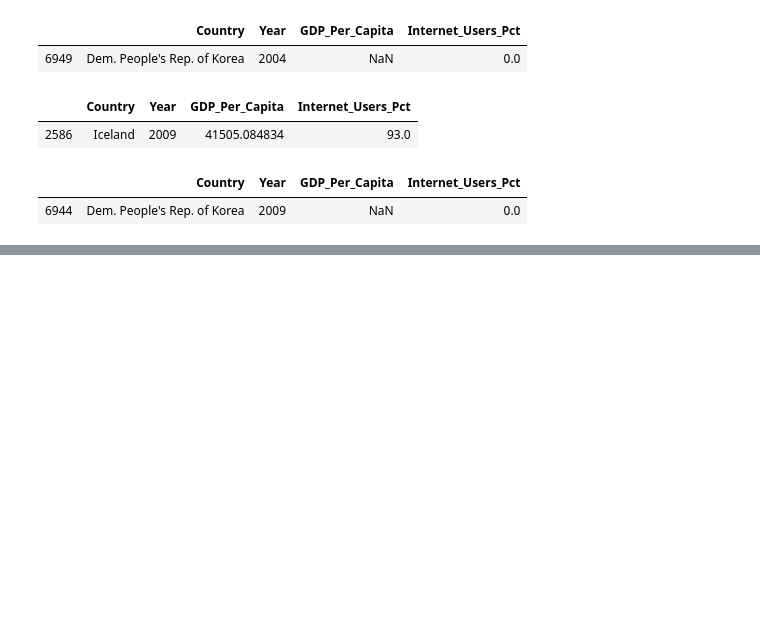
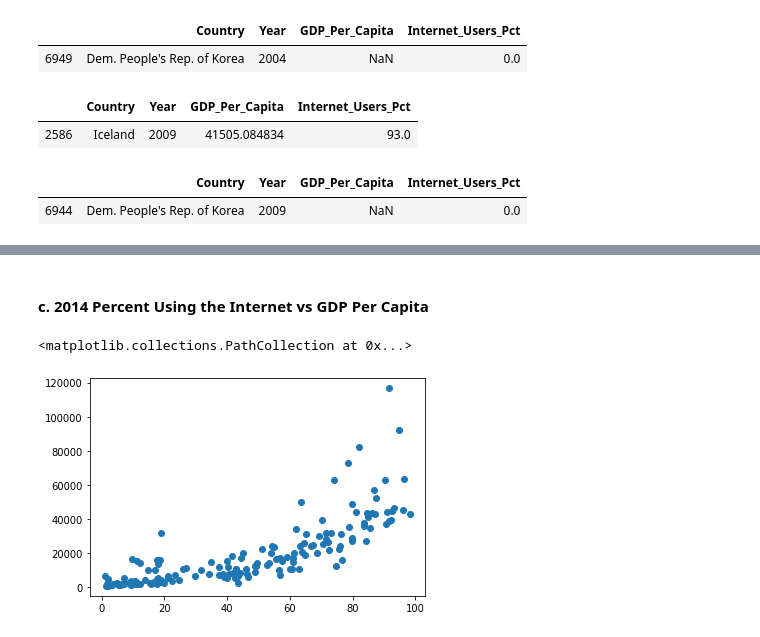
Before and after one commit to bensdata/1, a Jupyter notebook: notebooks/un_data_exploratory.ipynb, the cells around one changed output, grey strips where cells are left out. Cells and saved outputs as stored; diff of their text form; code cells hidden in the pictures; blank space fills up the shorter version.

```diff
--- a/notebooks/un_data_exploratory.ipynb
+++ b/notebooks/un_data_exploratory.ipynb
@@ -251,0 +282,7 @@ gdp_and_internet_use_2009.sort_values(by = 'Internet_Users_Pct', ascending = Tru
+# %% [markdown]
+#### c. 2014 Percent Using the Internet vs GDP Per Capita
+# %%
+plt.scatter(gdp_and_internet_use_2014.Internet_Users_Pct,gdp_and_internet_use_2014.GDP_Per_Capita)
+# %% [output]
+<matplotlib.collections.PathCollection at 0x...>
+[figure, added]
```
Also changed, not shown: parts of 22 cells of this notebook.
